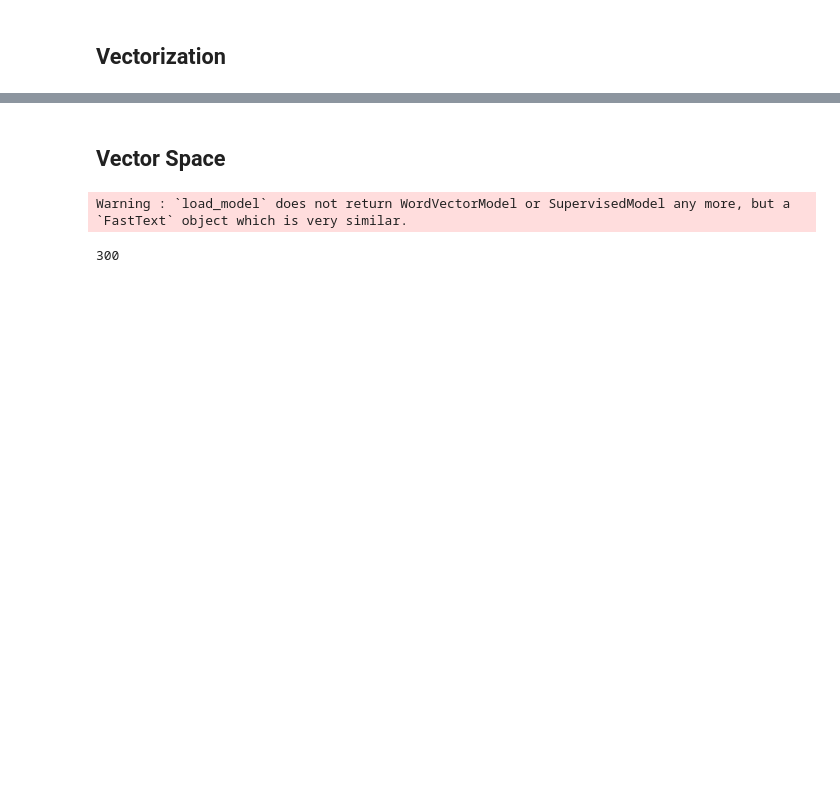
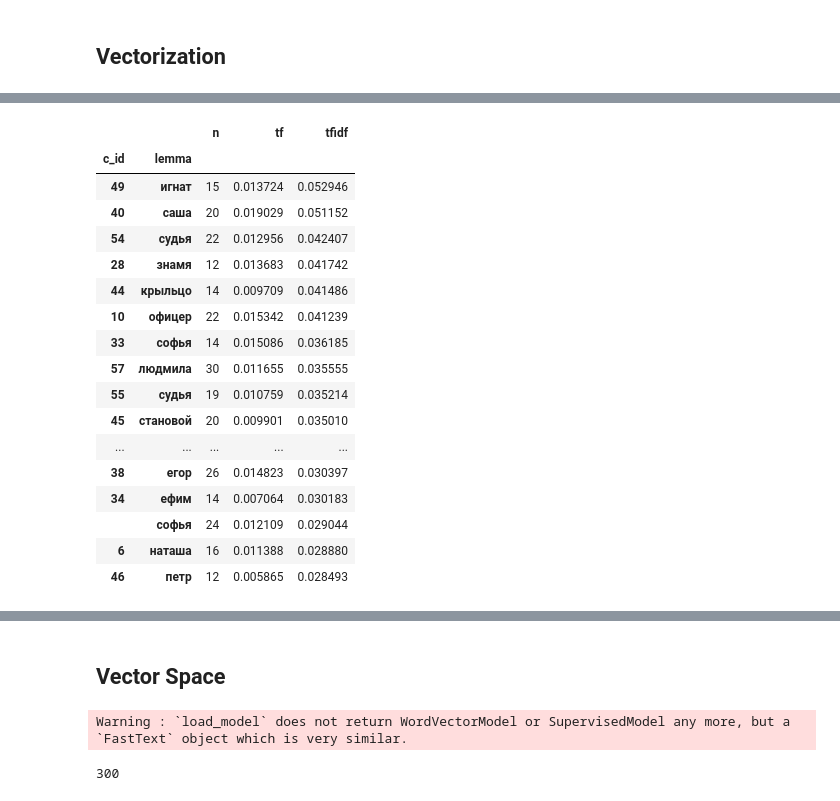
Before and after one commit to kollektivminds/russian-literary-bible, a Jupyter notebook: codebase/text_processing.ipynb, the cells around one changed output, grey strips where cells are left out. Drawn from its saved outputs; the diff is of its cells as text; code cells hidden in the pictures; blank space fills up the shorter version.

```diff
--- a/codebase/text_processing.ipynb
+++ b/codebase/text_processing.ipynb
@@ -453,0 +563,3 @@ getVocabTTM(motherTTM, ttmwords)
+# %%
+motherDF = motherDTCM.astype('bool').sum()
+motherDF
@@ -453,0 +580,4 @@ getVocabTTM(motherTTM, ttmwords)
+# %%
+motherN = motherDTCM.shape[0]
+motherIDF = np.log2(motherN / motherDF)
+motherIDF
@@ -453,0 +598,2 @@ getVocabTTM(motherTTM, ttmwords)
+# %%
+motherTFIDF = motherTF * motherIDF
@@ -453,0 +620,23 @@ getVocabTTM(motherTTM, ttmwords)
+# %%
+motherBOW['tf'] = motherTF.stack()
+motherBOW['tfidf'] = motherTFIDF.stack()
+motherBOW.sort_values('tfidf', ascending=False)[:20]
+# %% [output]
+|  |  | n | tf | tfidf |
+| c_id | lemma |  |  |  |
+| 49 | игнат | 15 | 0.013724 | 0.052946 |
+| 40 | саша | 20 | 0.019029 | 0.051152 |
+| 54 | судья | 22 | 0.012956 | 0.042407 |
+| 28 | знамя | 12 | 0.013683 | 0.041742 |
+| 44 | крыльцо | 14 | 0.009709 | 0.041486 |
+| 10 | офицер | 22 | 0.015342 | 0.041239 |
+| 33 | софья | 14 | 0.015086 | 0.036185 |
+| 57 | людмила | 30 | 0.011655 | 0.035555 |
+| 55 | судья | 19 | 0.010759 | 0.035214 |
+| 45 | становой | 20 | 0.009901 | 0.035010 |
+| ... | ... | ... | ... | ... |
+| 38 | егор | 26 | 0.014823 | 0.030397 |
+| 34 | ефим | 14 | 0.007064 | 0.030183 |
+|  | софья | 24 | 0.012109 | 0.029044 |
+| 6 | наташа | 16 | 0.011388 | 0.028880 |
+| 46 | петр | 12 | 0.005865 | 0.028493 |
```
Also changed, not shown: parts of 19 cells of this notebook, 4 other files.
